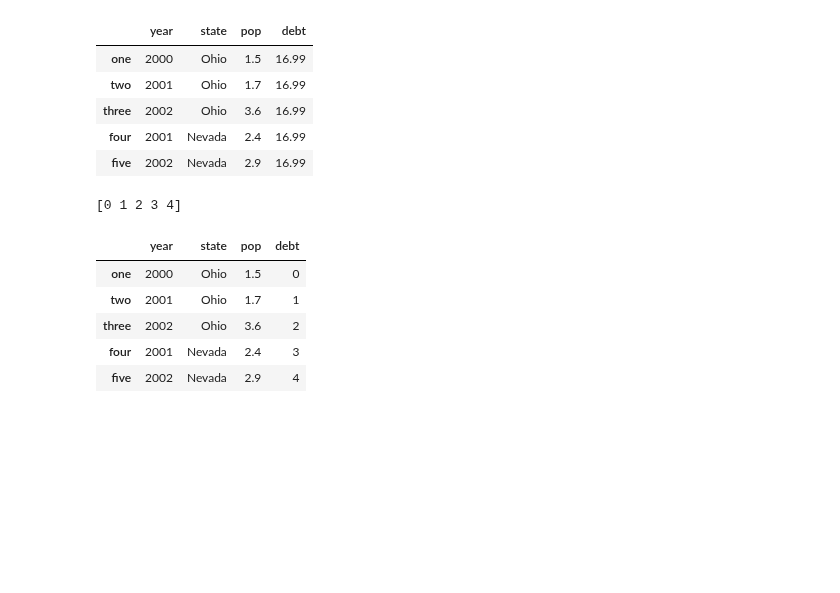
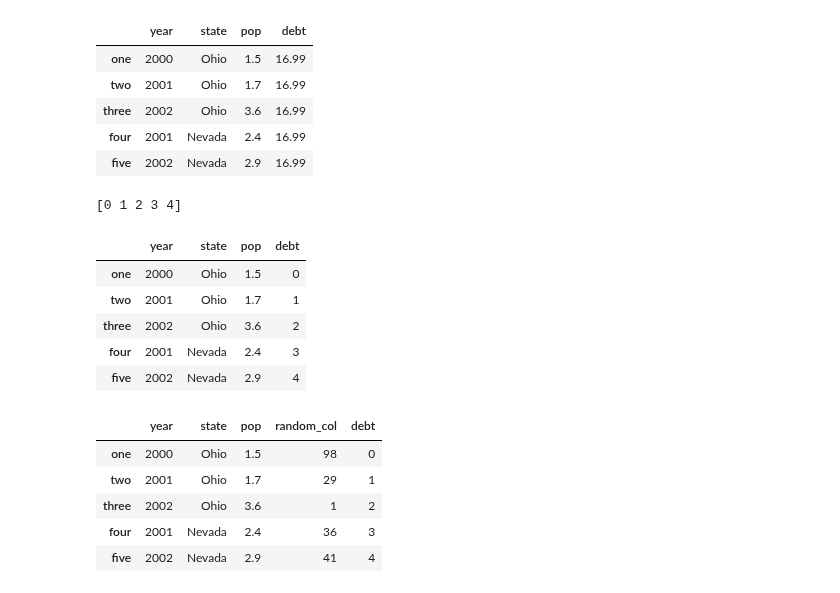
Before and after one commit to Luoxiaogan/Guide_to_financial_data_analysis, a Jupyter notebook: 金融数据分析导引/Lectures/Lecture 3/notes.ipynb, the cells around one changed output. Drawn from its saved outputs; the diff is of its cells as text; code cells hidden in the pictures; blank space fills up the shorter version.

```diff
--- a/金融数据分析导引/Lectures/Lecture 3/notes.ipynb
+++ b/金融数据分析导引/Lectures/Lecture 3/notes.ipynb
@@ -247,3 +247,14 @@ frame2
 | three | 2002 | Ohio | 3.6 | 2 |
 | four | 2001 | Nevada | 2.4 | 3 |
 | five | 2002 | Nevada | 2.9 | 4 |
+# %%
+random_col=np.random.randint(100,size=len(frame2))
+frame2.insert(3,'random_col',random_col)
+frame2
+# %% [output]
+|  | year | state | pop | random_col | debt |
+| one | 2000 | Ohio | 1.5 | 98 | 0 |
+| two | 2001 | Ohio | 1.7 | 29 | 1 |
+| three | 2002 | Ohio | 3.6 | 1 | 2 |
+| four | 2001 | Nevada | 2.4 | 36 | 3 |
+| five | 2002 | Nevada | 2.9 | 41 | 4 |
```
Also changed, not shown: parts of 1 cell of this notebook, 1 other file.
